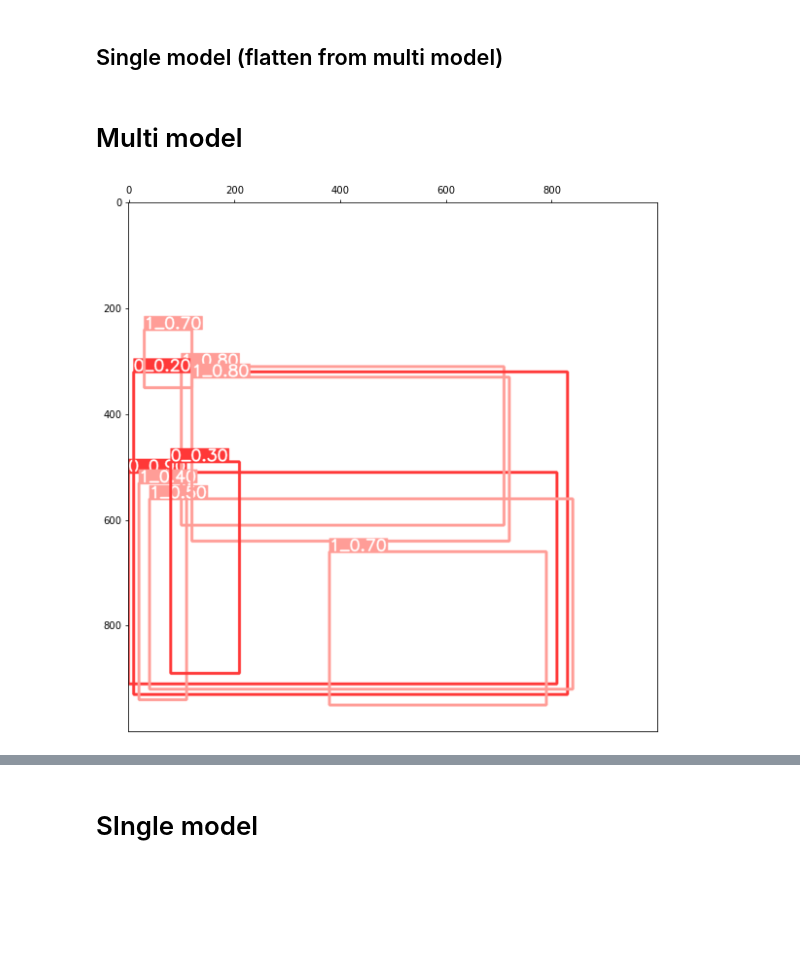
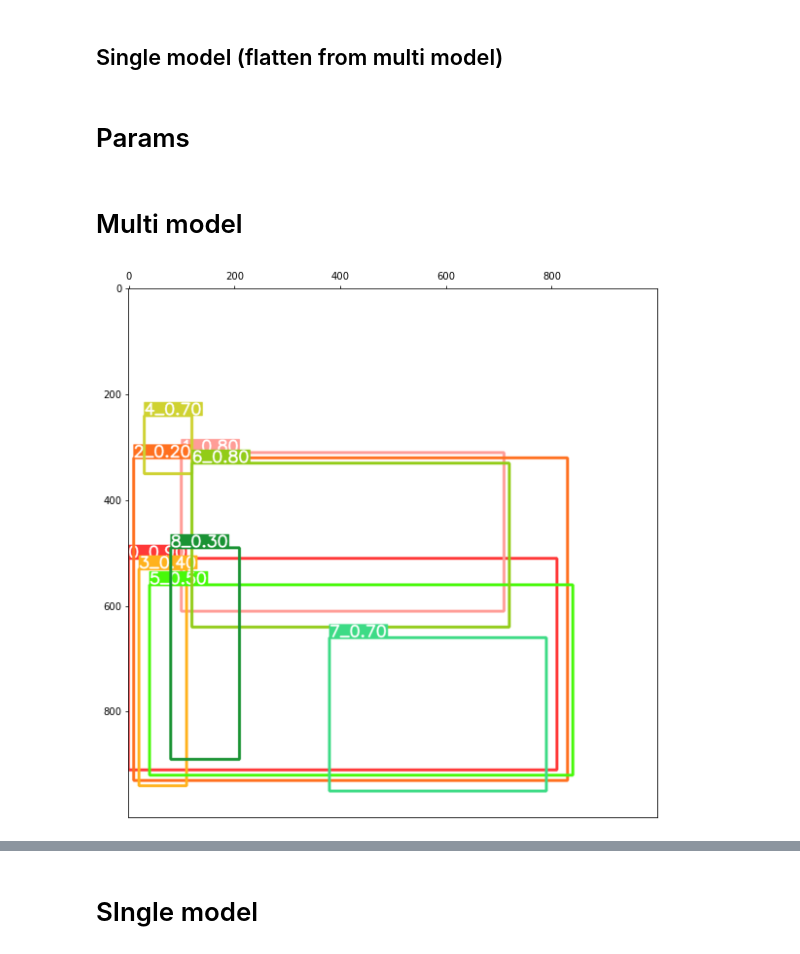
Before and after one commit to yasirroni/Weighted-Boxes-Fusion, a Jupyter notebook: examples/example.ipynb, the cells around one changed output, grey strips where cells are left out. Cells and saved outputs as stored; diff of their text form; code cells hidden in the pictures; blank space fills up the shorter version.

```diff
--- a/examples/example.ipynb
+++ b/examples/example.ipynb
@@ -146,3 +115,5 @@ weights = [2, 1]
 boxes_list_flat = [i_ for i in boxes_list for i_ in i]
 scores_list_flat = [i_ for i in scores_list for i_ in i]
 labels_list_flat = [i_ for i in labels_list for i_ in i]
+# %% [markdown]
+# Params
@@ -149,14 +124,14 @@ labels_list_flat = [i_ for i in labels_list for i_ in i]
 # %% [markdown]
 # Multi model
 # %%
-im_ori = make_image_box(boxes_list_flat, names=labels_list_flat, scores=scores_list_flat)
+im_ori = make_image_box(boxes_list_flat, names=range(len(boxes_list_flat)), scores=scores_list_flat)
 
 fig = plt.figure(figsize=(10,10))
 ax = fig.add_subplot(1, 1, 1)
 ax.xaxis.set_ticks_position('top')
 ax.imshow(im_ori)
 plt.show()
 # %% [output]
-[figure, old version]
+[figure, new version]
 # %%
 # WBF
```
Also changed, not shown: parts of 6 cells of this notebook, 3 other files.
